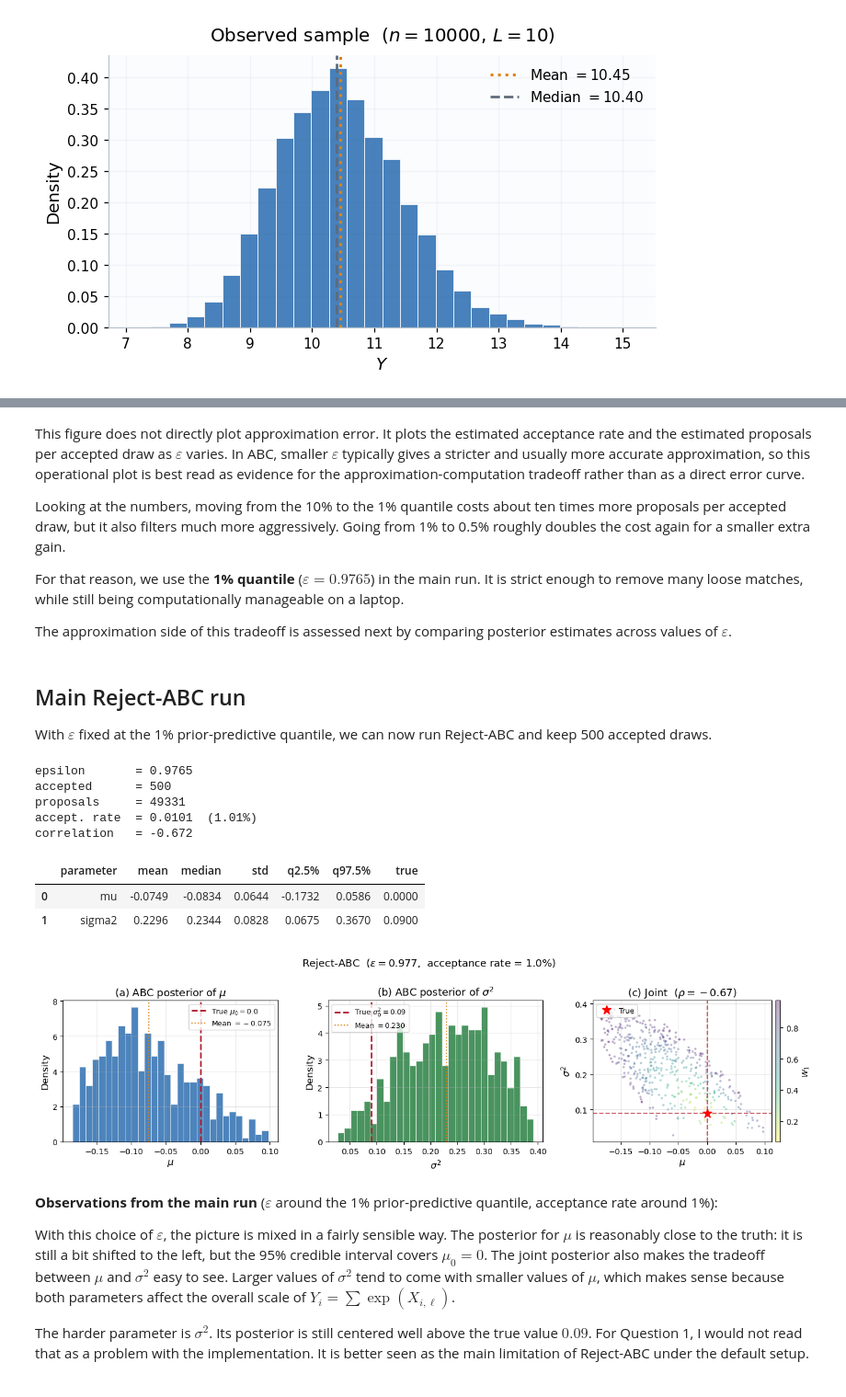
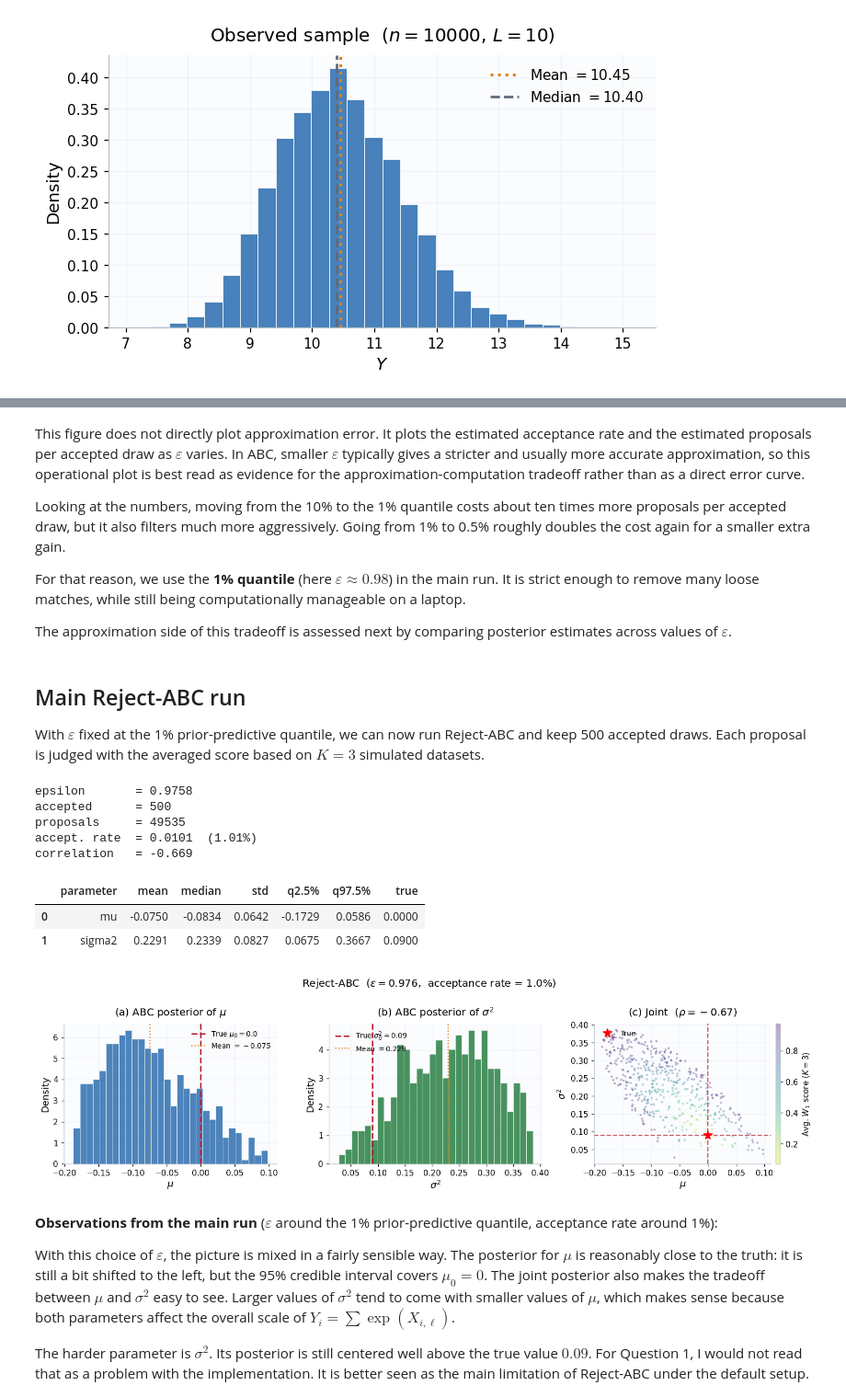
Before and after one commit to Ramei6/Monte-Carlo---Likelihood-free-inference-and-sums-of-log-normal-variates, a Jupyter notebook: Reject_ABC.ipynb, the cells around one changed output, grey strips where cells are left out. Shown at 92% size. Saved outputs shown, nothing was run; the diff lists cells and outputs as text; code cells hidden in the pictures.

```diff
--- a/Reject_ABC.ipynb
+++ b/Reject_ABC.ipynb
@@ -5,10 +5,11 @@ import matplotlib.pyplot as plt
 
 import jax
 import jax.numpy as jnp
-from jax import random, vmap, jit
+from jax import lax, random, vmap, jit
 from functools import partial
 
 KEY = random.PRNGKey(2026)
+K_MEWE = 3  # number of simulated datasets averaged for each proposal
 
 # Consistent plot style
 plt.rcParams.update({
@@ -318,26 +335,31 @@ For instance, if we take the 1% quantile, we should expect to accept about 1 pro
 # %%
-def prior_predictive_distances(y_obs, L, s, t, n_calib=5000, seed=999):
+def prior_predictive_scores(y_obs, L, s, t, n_rep=K_MEWE, n_calib=5000, seed=999):
     """
-    Prior predictive distances — fully vectorized via JAX jit + vmap.
-    All n_calib proposals are simulated in one jit-compiled call.
-    Returns an array of shape (n_calib,) of W1 distances.
+    Prior predictive MEWE-style scores — fully vectorized via JAX jit + vmap.
+    All n_calib proposals are scored in one jit-compiled call.
+
+    Returns an array of shape (n_calib,) of averaged Wasserstein scores.
     """
     key = random.PRNGKey(seed)
     n   = len(y_obs)
     y_obs_sorted = jnp.sort(jnp.array(y_obs))
-    _, _, dists = _batch_proposals(key, n_calib, float(s), float(t), n, L, y_obs_sorted)
-    return np.array(dists)
+    _, _, scores = _batch_proposals(
+        key, n_calib, float(s), float(t), n, L, int(n_rep), y_obs_sorted
+    )
+    return np.array(scores)
 
 # Default prior scales
 s0, t0 = 1.0, 1.0
 
-calib_dists = prior_predictive_distances(y_obs, L, s=s0, t=t0, n_calib=5000, seed=2027)
+calib_scores = prior_predictive_scores(
+    y_obs, L, s=s0, t=t0, n_rep=K_MEWE, n_calib=5000, seed=2027
+)
 
 # Candidate epsilons
 quantiles = [0.20, 0.10, 0.05, 0.01, 0.005]
-eps_table = {q: np.quantile(calib_dists, q) for q in quantiles}
+eps_table = {q: np.quantile(calib_scores, q) for q in quantiles}
 
-print(f"Prior predictive calibration (s={s0}, t={t0}):\n")
+print(f"Prior predictive calibration (s={s0}, t={t0}, K={K_MEWE}):\n")
 for q, e in eps_table.items():
     print(f"  quantile {100*q:5.1f}%  =>  epsilon = {e:.4f}")
 # %% [output]
@@ -450,19 +472,19 @@ This figure does not directly plot approximation error. It plots the estimated a
 
 Looking at the numbers, moving from the 10% to the 1% quantile costs about ten times more proposals per accepted draw, but it also filters much more aggressively. Going from 1% to 0.5% roughly doubles the cost again for a smaller extra gain.
 
-For that reason, we use the **1% quantile** ($\varepsilon = 0.9765$) in the main run. It is strict enough to remove many loose matches, while still being computationally manageable on a laptop.
+For that reason, we use the **1% quantile** (here $\varepsilon \approx 0.98$) in the main run. It is strict enough to remove many loose matches, while still being computationally manageable on a laptop.
 
 The approximation side of this tradeoff is assessed next by comparing posterior estimates across values of $\varepsilon$.
 # %% [markdown]
 ## Main Reject-ABC run
 
-With $\varepsilon$ fixed at the 1% prior-predictive quantile, we can now run Reject-ABC and keep 500 accepted draws.
+With $\varepsilon$ fixed at the 1% prior-predictive quantile, we can now run Reject-ABC and keep 500 accepted draws. Each proposal is judged with the averaged score based on $K=3$ simulated datasets.
 # %%
 eps_main = eps_table[0.01]
 
-accepted, dists_acc, n_prop, acc_rate = reject_abc(
+accepted, scores_acc, n_prop, acc_rate = reject_abc(
     y_obs, L, epsilon=eps_main, n_keep=500,
-    s=s0, t=t0, max_proposals=500_000, seed=2028
+    s=s0, t=t0, n_rep=K_MEWE, max_proposals=500_000, seed=2028
 )
 
 print(f"epsilon       = {eps_main:.4f}")
@@ -473,14 +495,14 @@ print(f"correlation   = {np.corrcoef(accepted[:,0], accepted[:,1])[0,1]:.3f}")
 print()
 posterior_summary(accepted, true_values=[mu_true, sigma2_true])
 # %% [output]
-epsilon       = 0.9765
+epsilon       = 0.9758
 accepted      = 500
-proposals     = 49331
+proposals     = 49535
 accept. rate  = 0.0101  (1.01%)
-correlation   = -0.672
+correlation   = -0.669
 |  | parameter | mean | median | std | q2.5% | q97.5% | true |
-| 0 | mu | -0.0749 | -0.0834 | 0.0644 | -0.1732 | 0.0586 | 0.0000 |
-| 1 | sigma2 | 0.2296 | 0.2344 | 0.0828 | 0.0675 | 0.3670 | 0.0900 |
+| 0 | mu | -0.0750 | -0.0834 | 0.0642 | -0.1729 | 0.0586 | 0.0000 |
+| 1 | sigma2 | 0.2291 | 0.2339 | 0.0827 | 0.0675 | 0.3667 | 0.0900 |
 # %%
 fig, axes = plt.subplots(1, 3, figsize=(14, 4))
 
@@ -496,36 +518,36 @@ axes[0].set_title(r"(a) ABC posterior of $\mu$")
 axes[0].legend(fontsize=9)
 
 # (b) sigma^2
 axes[1].hist(accepted[:, 1], bins=30, density=True, color=C_GREEN,
              edgecolor="white", alpha=0.8, linewidth=0.5)
 axes[1].axvline(sigma2_true, color=C_RED, lw=2, ls="--",
                 label=fr"True $\sigma_0^2 = {sigma2_true}$")
 axes[1].axvline(accepted[:, 1].mean(), color=C_ORANGE, lw=1.5, ls=":",
                 label=fr"Mean $= {accepted[:, 1].mean():.3f}$")
 axes[1].set_xlabel(r"$\sigma^2$")
 axes[1].set_ylabel("Density")
 axes[1].set_title(r"(b) ABC posterior of $\sigma^2$")
 axes[1].legend(fontsize=9)
 
 # (c) joint
 sc = axes[2].scatter(accepted[:, 0], accepted[:, 1], s=8, alpha=0.35,
-                     c=dists_acc, cmap="viridis_r", edgecolors="none")
+                     c=scores_acc, cmap="viridis_r", edgecolors="none")
 axes[2].axvline(mu_true, color=C_RED, ls="--", lw=1.5, alpha=0.7)
 axes[2].axhline(sigma2_true, color=C_RED, ls="--", lw=1.5, alpha=0.7)
 axes[2].plot(mu_true, sigma2_true, "r*", ms=12, zorder=5, label="True")
 axes[2].set_xlabel(r"$\mu$")
 axes[2].set_ylabel(r"$\sigma^2$")
 axes[2].set_title(fr"(c) Joint  ($\rho = {np.corrcoef(accepted[:,0], accepted[:,1])[0,1]:.2f}$)")
 axes[2].legend(fontsize=9, loc="upper left")
 cb = plt.colorbar(sc, ax=axes[2], pad=0.02, aspect=30)
-cb.set_label(r"$W_1$", fontsize=10)
+cb.set_label(fr"Avg. $W_1$ score ($K={K_MEWE}$)", fontsize=10)
 
 plt.suptitle(fr"Reject-ABC  ($\varepsilon = {eps_main:.3f}$,  acceptance rate = {100*acc_rate:.1f}%)",
              fontsize=13)
 plt.tight_layout()
 plt.show()
 # %% [output]
-[figure, old version]
+[figure, new version]
 # %% [markdown]
 **Observations from the main run** ($\varepsilon$ around the 1% prior-predictive quantile, acceptance rate around 1%):
 
```
Also changed, not shown: parts of 16 cells of this notebook, 6 other files.
